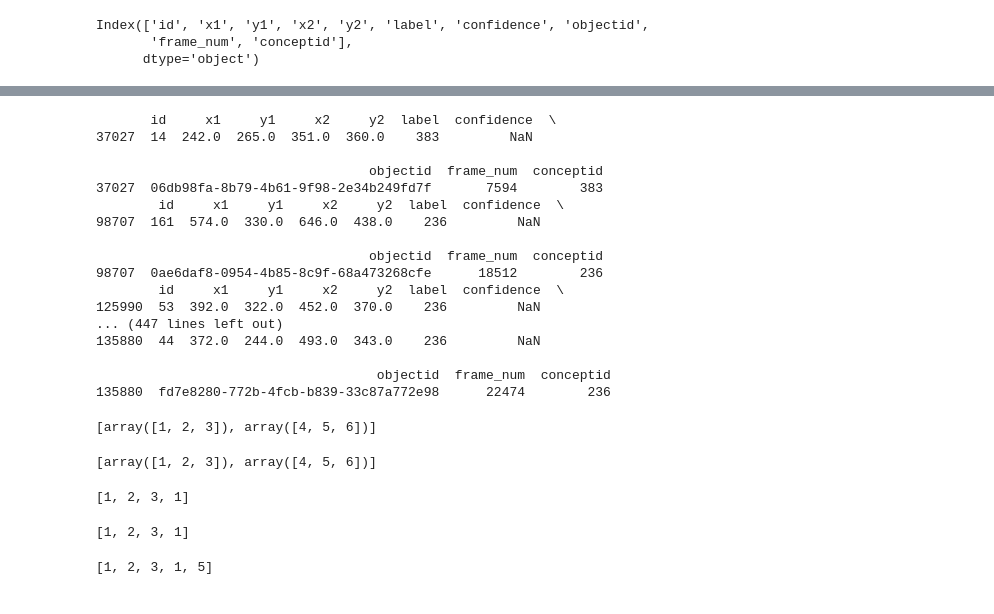
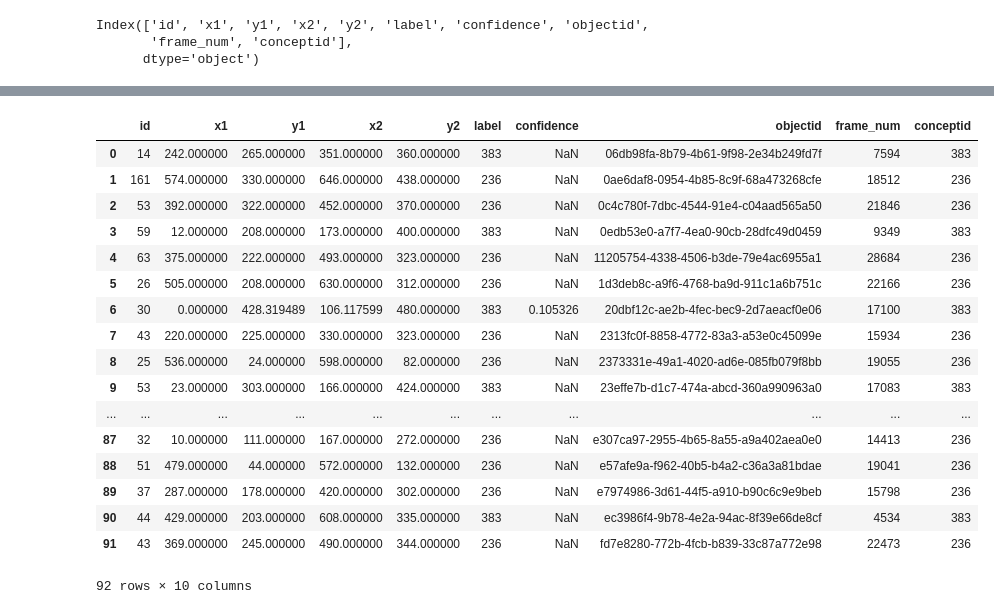
Before and after one commit to video-annotation-project/video-annotation-tool, a Jupyter notebook: ml/videof1tests.ipynb, the cells around one changed output, grey strips where cells are left out. Cells and saved outputs as stored; diff of their text form; code cells hidden in the pictures.

```diff
--- a/ml/videof1tests.ipynb
+++ b/ml/videof1tests.ipynb
@@ -382,28 +422,33 @@ def upload_prediction_image(prediction, userid, videoid, videoWidth, videoHeight
 # %%
+middle_frames = []
+
 for obj in [df for _, df in results.groupby('objectid')]:
-    middle_frame = round(obj.frame_num.median(), 0)
+    middle_frame = int(obj.frame_num.median())
     frame = obj[obj.frame_num == middle_frame]
-    print(frame)
+
+    if frame.shape == (0, 10):
+        continue
+    middle_frames.append(frame.values.tolist()[0])
+
+middle_frames = pd.DataFrame(middle_frames)
+middle_frames.columns = results.columns
+middle_frames
 # %% [output]
+|  | id | x1 | y1 | x2 | y2 | label | confidence | objectid | frame_num | conceptid |
+| 0 | 14 | 242.000000 | 265.000000 | 351.000000 | 360.000000 | 383 | NaN | 06db98fa-8b79-4b61-9f98-2e34b249fd7f | 7594 | 383 |
+| 1 | 161 | 574.000000 | 330.000000 | 646.000000 | 438.000000 | 236 | NaN | 0ae6daf8-0954-4b85-8c9f-68a473268cfe | 18512 | 236 |
+| 2 | 53 | 392.000000 | 322.000000 | 452.000000 | 370.000000 | 236 | NaN | 0c4c780f-7dbc-4544-91e4-c04aad565a50 | 21846 | 236 |
+| 3 | 59 | 12.000000 | 208.000000 | 173.000000 | 400.000000 | 383 | NaN | 0edb53e0-a7f7-4ea0-90cb-28dfc49d0459 | 9349 | 383 |
+| 4 | 63 | 375.000000 | 222.000000 | 493.000000 | 323.000000 | 236 | NaN | 11205754-4338-4506-b3de-79e4ac6955a1 | 28684 | 236 |
+| 5 | 26 | 505.000000 | 208.000000 | 630.000000 | 312.000000 | 236 | NaN | 1d3deb8c-a9f6-4768-ba9d-911c1a6b751c | 22166 | 236 |
+| 6 | 30 | 0.000000 | 428.319489 | 106.117599 | 480.000000 | 383 | 0.105326 | 20dbf12c-ae2b-4fec-bec9-2d7aeacf0e06 | 17100 | 383 |
+| 7 | 43 | 220.000000 | 225.000000 | 330.000000 | 323.000000 | 236 | NaN | 2313fc0f-8858-4772-83a3-a53e0c45099e | 15934 | 236 |
+| 8 | 25 | 536.000000 | 24.000000 | 598.000000 | 82.000000 | 236 | NaN | 2373331e-49a1-4020-ad6e-085fb079f8bb | 19055 | 236 |
+| 9 | 53 | 23.000000 | 303.000000 | 166.000000 | 424.000000 | 383 | NaN | 23effe7b-d1c7-474a-abcd-360a990963a0 | 17083 | 383 |
+| ... | ... | ... | ... | ... | ... | ... | ... | ... | ... | ... |
+| 87 | 32 | 10.000000 | 111.000000 | 167.000000 | 272.000000 | 236 | NaN | e307ca97-2955-4b65-8a55-a9a402aea0e0 | 14413 | 236 |
+| 88 | 51 | 479.000000 | 44.000000 | 572.000000 | 132.000000 | 236 | NaN | e57afe9a-f962-40b5-b4a2-c36a3a81bdae | 19041 | 236 |
+| 89 | 37 | 287.000000 | 178.000000 | 420.000000 | 302.000000 | 236 | NaN | e7974986-3d61-44f5-a910-b90c6c9e9beb | 15798 | 236 |
+| 90 | 44 | 429.000000 | 203.000000 | 608.000000 | 335.000000 | 383 | NaN | ec3986f4-9b78-4e2a-94ac-8f39e66de8cf | 4534 | 383 |
+| 91 | 43 | 369.000000 | 245.000000 | 490.000000 | 344.000000 | 236 | NaN | fd7e8280-772b-4fcb-b839-33c87a772e98 | 22473 | 236 |
-       id     x1     y1     x2     y2  label  confidence  \
-37027  14  242.0  265.0  351.0  360.0    383         NaN
-
-                                   objectid  frame_num  conceptid
-37027  06db98fa-8b79-4b61-9f98-2e34b249fd7f       7594        383
-        id     x1     y1     x2     y2  label  confidence  \
-98707  161  574.0  330.0  646.0  438.0    236         NaN
-
-                                   objectid  frame_num  conceptid
-98707  0ae6daf8-0954-4b85-8c9f-68a473268cfe      18512        236
-        id     x1     y1     x2     y2  label  confidence  \
-125990  53  392.0  322.0  452.0  370.0    236         NaN
-... (447 lines left out)
-135880  44  372.0  244.0  493.0  343.0    236         NaN
-
-                                    objectid  frame_num  conceptid
-135880  fd7e8280-772b-4fcb-b839-33c87a772e98      22474        236
+92 rows × 10 columns
-# %%
-a = [np.array([1,2,3]),np.array([4,5,6])]
-a
-# %% [output]
-[array([1, 2, 3]), array([4, 5, 6])]
@@ -412,9 +454,0 @@ b = a
-# %%
-a[1].
-a
-# %% [output]
-[array([1, 2, 3]), array([4, 5, 6])]
-# %%
-b
-# %% [output]
-[1, 2, 3, 1]
@@ -425,8 +454,0 @@ a.append(5)
-# %%
-b
-# %% [output]
-[1, 2, 3, 1]
-# %%
-a
-# %% [output]
-[1, 2, 3, 1, 5]
```
Also changed, not shown: parts of 9 cells of this notebook, 3 other files.
